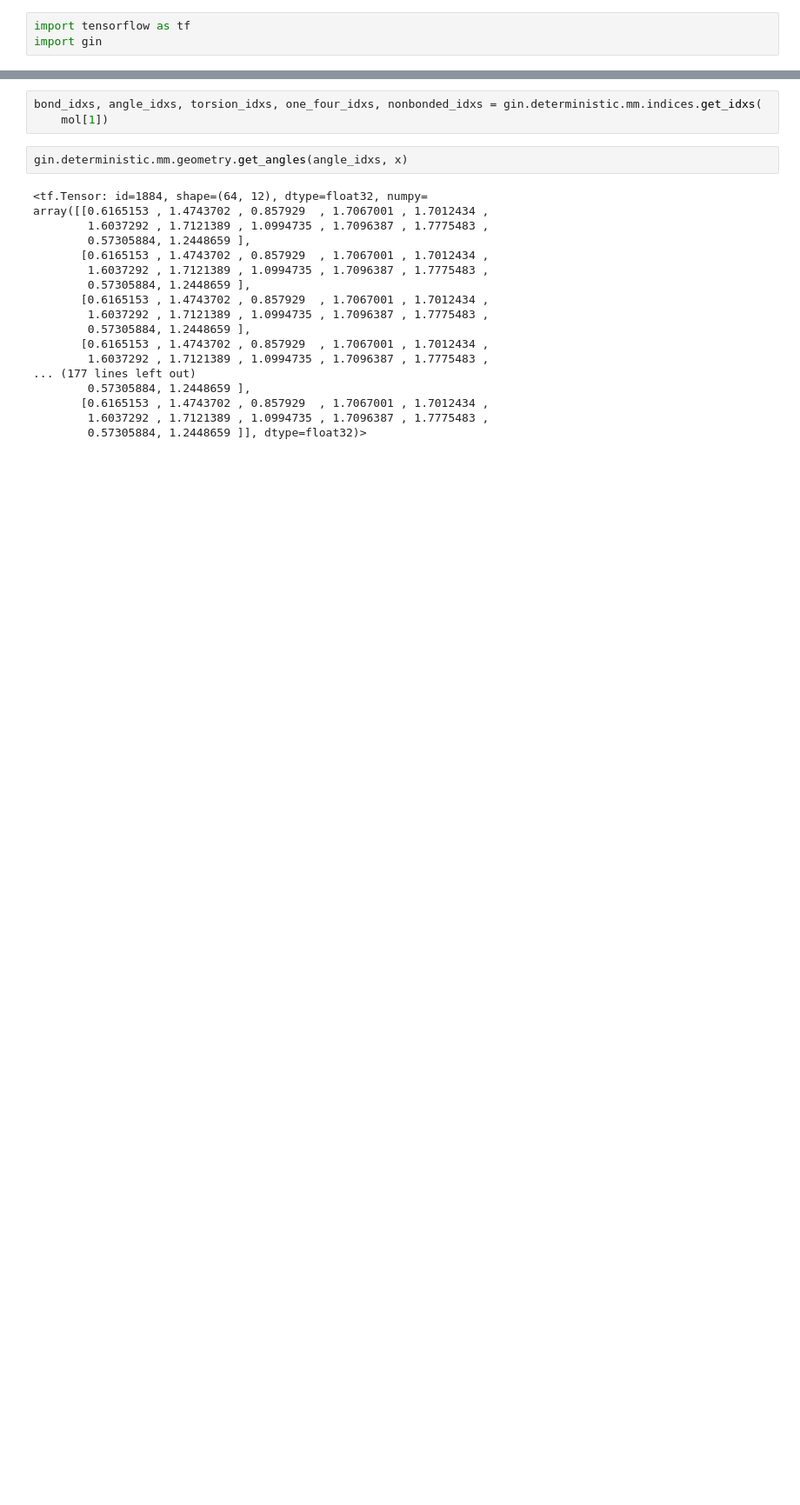
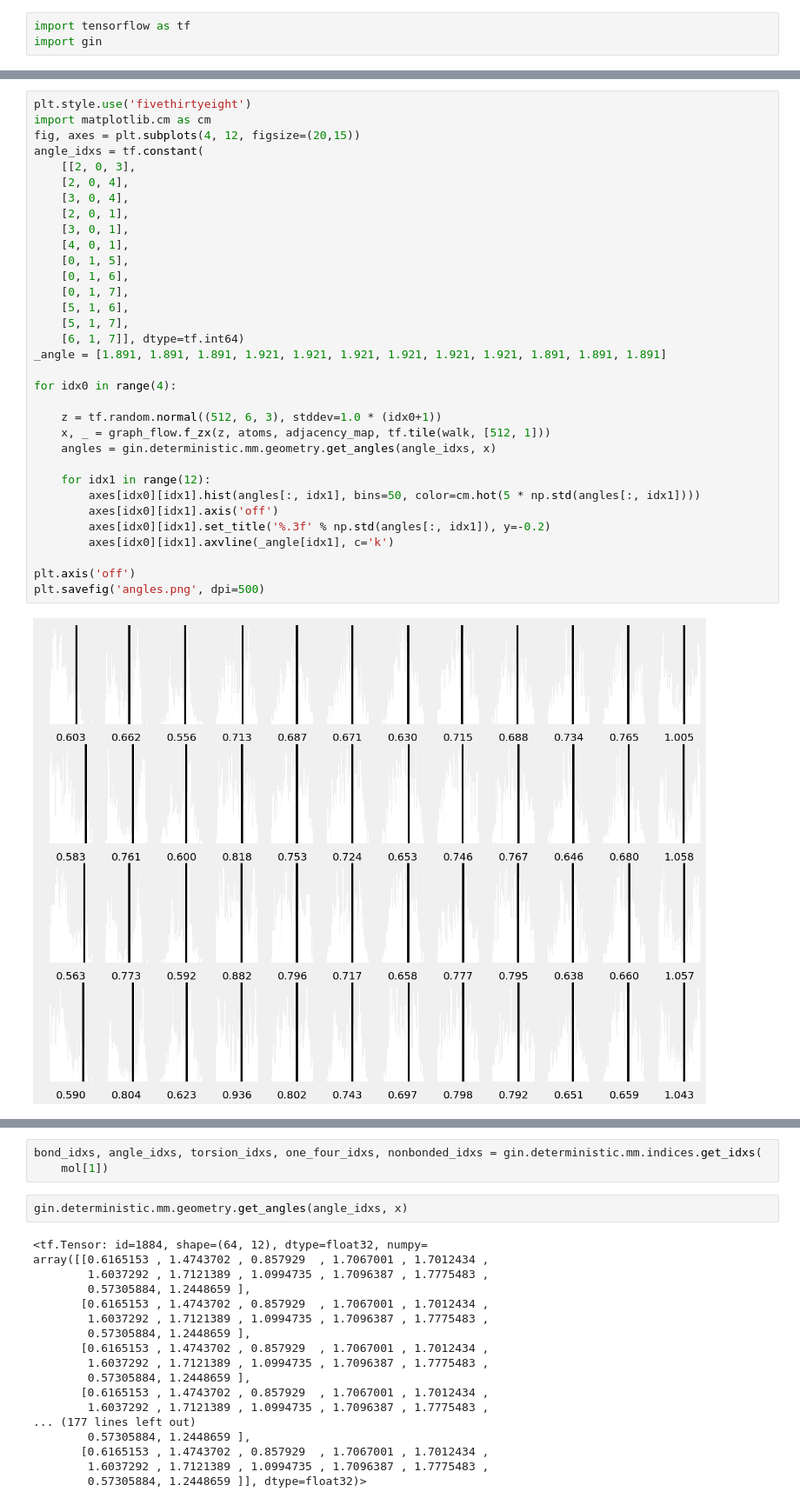
Before and after one commit to choderalab/gimlet, a Jupyter notebook: lime/scripts/graph_boltzmann_generator/plot_3d.ipynb, the cells around one changed output, grey strips where cells are left out. Shown: that part at 87% size. Cells and saved outputs as stored; diff of their text form; blank space fills up the shorter version.

```diff
--- a/lime/scripts/graph_boltzmann_generator/plot_3d.ipynb
+++ b/lime/scripts/graph_boltzmann_generator/plot_3d.ipynb
@@ -62,0 +135,35 @@ tf.Tensor(
+# %%
+plt.style.use('fivethirtyeight')
+import matplotlib.cm as cm
+fig, axes = plt.subplots(4, 12, figsize=(20,15))
+angle_idxs = tf.constant(
+    [[2, 0, 3],
+    [2, 0, 4],
+    [3, 0, 4],
+    [2, 0, 1],
+    [3, 0, 1],
+    [4, 0, 1],
+    [0, 1, 5],
+    [0, 1, 6],
+    [0, 1, 7],
+    [5, 1, 6],
+    [5, 1, 7],
+    [6, 1, 7]], dtype=tf.int64)
+_angle = [1.891, 1.891, 1.891, 1.921, 1.921, 1.921, 1.921, 1.921, 1.921, 1.891, 1.891, 1.891]
+
+for idx0 in range(4):
+
+    z = tf.random.normal((512, 6, 3), stddev=1.0 * (idx0+1))
+    x, _ = graph_flow.f_zx(z, atoms, adjacency_map, tf.tile(walk, [512, 1]))
+    angles = gin.deterministic.mm.geometry.get_angles(angle_idxs, x)
+
+    for idx1 in range(12):
+        axes[idx0][idx1].hist(angles[:, idx1], bins=50, color=cm.hot(5 * np.std(angles[:, idx1])))
+        axes[idx0][idx1].axis('off')
+        axes[idx0][idx1].set_title('%.3f' % np.std(angles[:, idx1]), y=-0.2)
+        axes[idx0][idx1].axvline(_angle[idx1], c='k')
+
+plt.axis('off')
+plt.savefig('angles.png', dpi=500)
+# %% [output]
+[figure, added]
```
Also changed, not shown: parts of 15 cells of this notebook, 6 other files.
